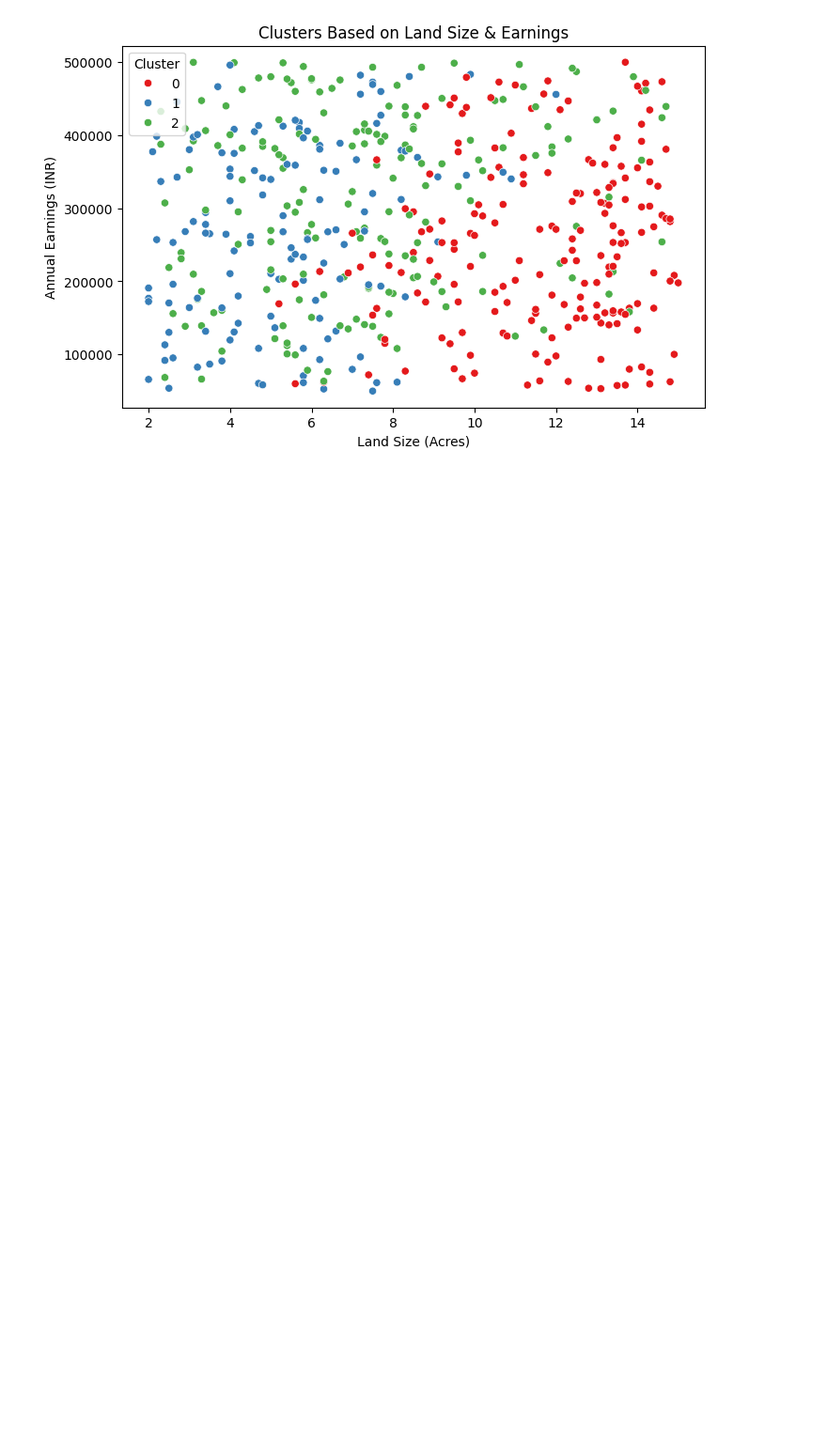
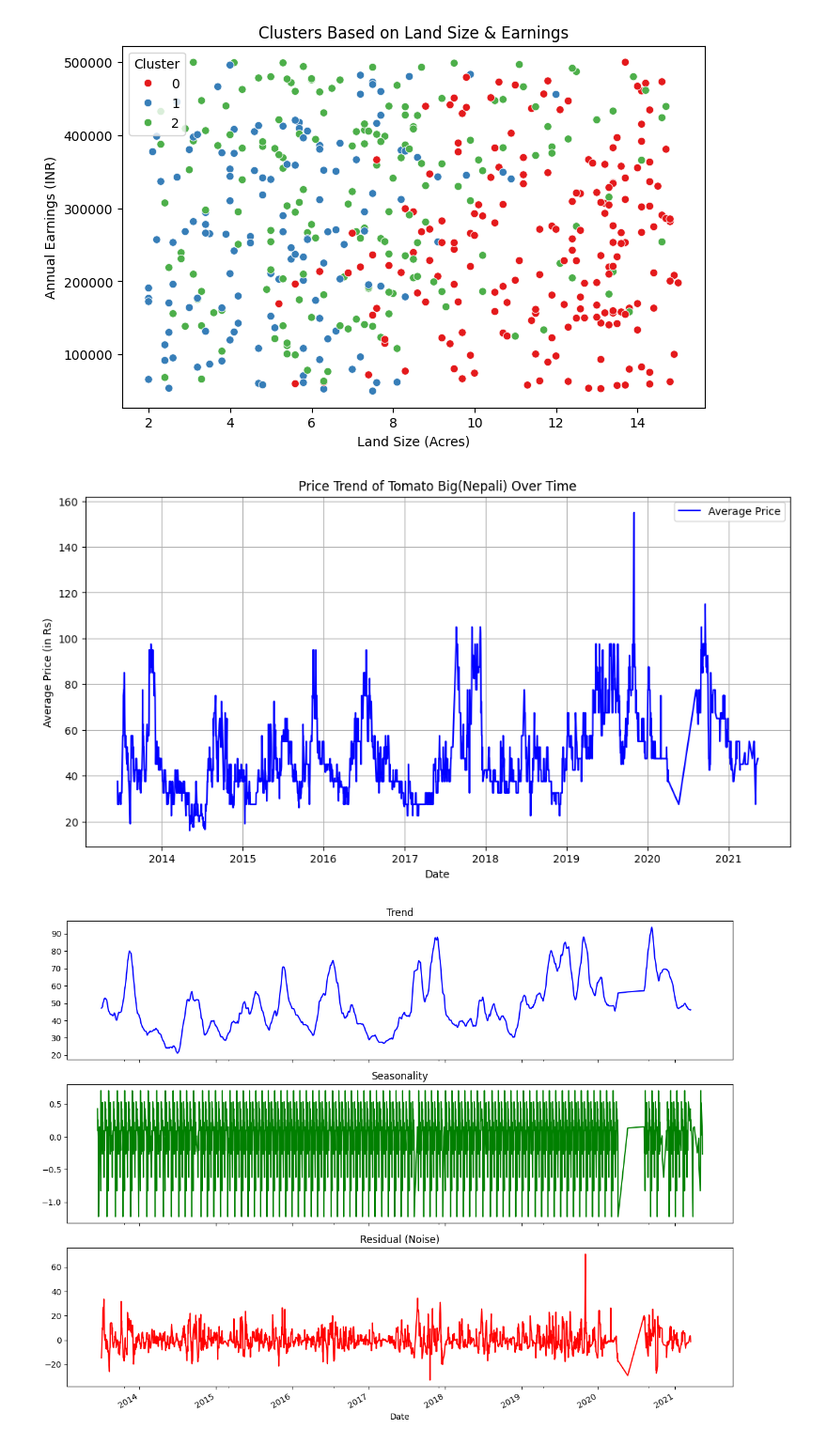
Before and after one commit to VINAYAGAM-N/covid-19-analysis, a Jupyter notebook: Welcome_To_Colab.ipynb, the cells around one changed output. Shown at 94% size. Cells and saved outputs as stored; diff of their text form; code cells hidden in the pictures; blank space fills up the shorter version.

```diff
--- a/Welcome_To_Colab.ipynb
+++ b/Welcome_To_Colab.ipynb
@@ -907,3 +907,72 @@ plt.show()
 # %% [output]
 [figure]
 [figure]
+# %%
+#ex 7
+# Import necessary libraries
+import pandas as pd
+import numpy as np
+import matplotlib.pyplot as plt
+from statsmodels.tsa.seasonal import seasonal_decompose
+from statsmodels.tsa.arima.model import ARIMA
+
+# Load the dataset
+#file_path = "vegetables_and_fruits_price.csv"  # Change this to your file path
+df = pd.read_csv("vegetables_and_fruits_price.csv")
+
+# Convert 'Date' column to datetime format
+df["Date"] = pd.to_datetime(df["Date"], format="%Y-%m-%d")
+
+# Select a specific commodity for time series analysis (e.g., "Tomato Big(Nepali)")
+commodity_name = "Tomato Big(Nepali)"
+df_commodity = df[df["Commodity"] == commodity_name]
+
+# Aggregate data by date (taking the average price per day)
+df_ts = df_commodity.groupby("Date")["Average"].mean().reset_index()
+
+# Set the date column as the index
+df_ts.set_index("Date", inplace=True)
+
+# Plot the price trend
+plt.figure(figsize=(12, 6))
+plt.plot(df_ts.index, df_ts["Average"], label="Average Price", color="blue")
+plt.xlabel("Date")
+plt.ylabel("Average Price (in Rs)")
+plt.title(f"Price Trend of {commodity_name} Over Time")
+plt.legend()
+plt.grid(True)
+plt.show()
+
+# Decompose the time series
+decomposition = seasonal_decompose(df_ts["Average"], model="additive", period=30)
+fig, axes = plt.subplots(3, 1, figsize=(12, 9), sharex=True)
+decomposition.trend.plot(ax=axes[0], title="Trend", color="blue")
+decomposition.seasonal.plot(ax=axes[1], title="Seasonality", color="green")
+decomposition.resid.plot(ax=axes[2], title="Residual (Noise)", color="red")
+plt.tight_layout()
+plt.show()
+
+# Fit ARIMA model
+model = ARIMA(df_ts["Average"], order=(5, 1, 0))
+arima_result = model.fit()
+
+# Forecast the next 30 days
+forecast_steps = 30
+forecast = arima_result.forecast(steps=forecast_steps)
+
+# Create future date range
+future_dates = pd.date_range(start=df_ts.index[-1], periods=forecast_steps+1, freq="D")[1:]
+
+# Plot actual vs forecasted values
+plt.figure(figsize=(12, 6))
+plt.plot(df_ts.index, df_ts["Average"], label="Actual Prices", color="blue")
+plt.plot(future_dates, forecast, label="Forecasted Prices", linestyle="dashed", color="red")
+plt.xlabel("Date")
+plt.ylabel("Average Price (in Rs)")
+plt.title(f"Price Forecast for {commodity_name}")
+plt.legend()
+plt.grid(True)
+plt.show()
+# %% [output]
+[figure, added]
+[figure, added]
```
Also changed, not shown: parts of 1 cell of this notebook.
